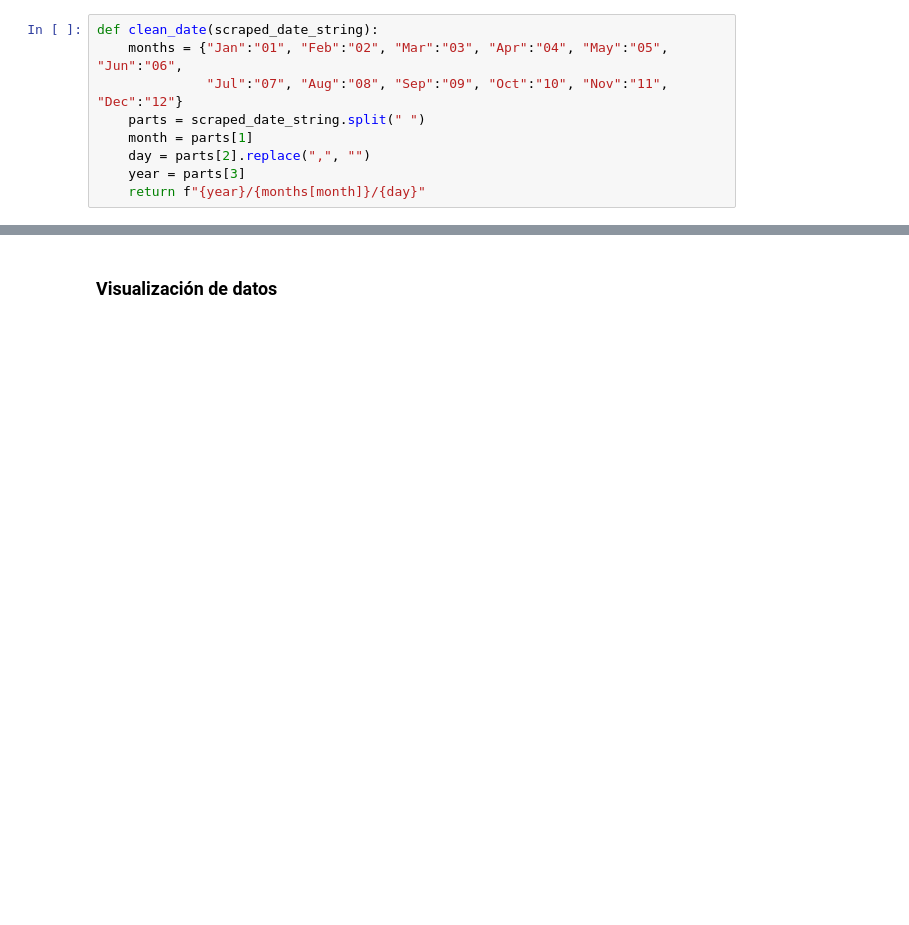
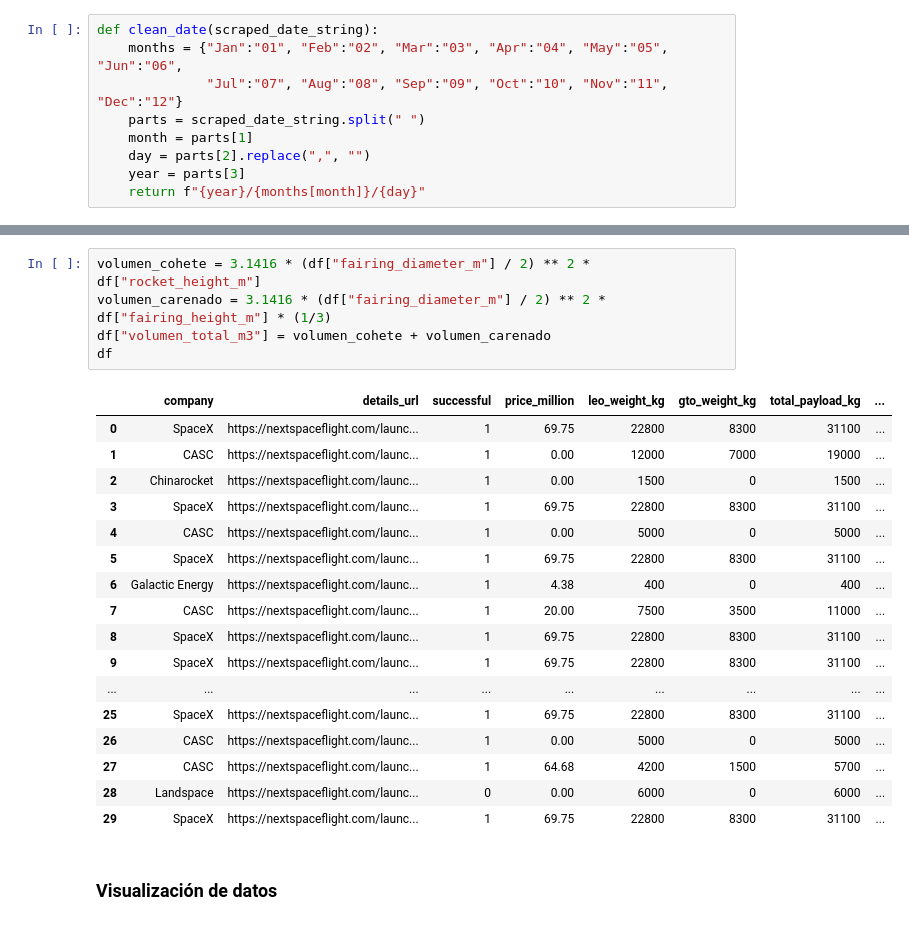
Before and after one commit to BaljeetTM/Tarea1_dataScience, a Jupyter notebook: Tarea1.ipynb, the cells around one changed output, grey strips where cells are left out. Saved outputs shown, nothing was run; the diff lists cells and outputs as text; blank space fills up the shorter version.

```diff
--- a/Tarea1.ipynb
+++ b/Tarea1.ipynb
@@ -219,2 +217,25 @@ df
+# %%
+volumen_cohete = 3.1416 * (df["fairing_diameter_m"] / 2) ** 2 * df["rocket_height_m"]
+volumen_carenado = 3.1416 * (df["fairing_diameter_m"] / 2) ** 2 * df["fairing_height_m"] * (1/3)
+df["volumen_total_m3"] = volumen_cohete + volumen_carenado
+df
+# %% [output]
+|  | company | details_url | successful | price_million | leo_weight_kg | gto_weight_kg | total_payload_kg | ... |
+| 0 | SpaceX | https://nextspaceflight.com/launc... | 1 | 69.75 | 22800 | 8300 | 31100 | ... |
+| 1 | CASC | https://nextspaceflight.com/launc... | 1 | 0.00 | 12000 | 7000 | 19000 | ... |
+| 2 | Chinarocket | https://nextspaceflight.com/launc... | 1 | 0.00 | 1500 | 0 | 1500 | ... |
+| 3 | SpaceX | https://nextspaceflight.com/launc... | 1 | 69.75 | 22800 | 8300 | 31100 | ... |
+| 4 | CASC | https://nextspaceflight.com/launc... | 1 | 0.00 | 5000 | 0 | 5000 | ... |
+| 5 | SpaceX | https://nextspaceflight.com/launc... | 1 | 69.75 | 22800 | 8300 | 31100 | ... |
+| 6 | Galactic Energy | https://nextspaceflight.com/launc... | 1 | 4.38 | 400 | 0 | 400 | ... |
+| 7 | CASC | https://nextspaceflight.com/launc... | 1 | 20.00 | 7500 | 3500 | 11000 | ... |
+| 8 | SpaceX | https://nextspaceflight.com/launc... | 1 | 69.75 | 22800 | 8300 | 31100 | ... |
+| 9 | SpaceX | https://nextspaceflight.com/launc... | 1 | 69.75 | 22800 | 8300 | 31100 | ... |
+| ... | ... | ... | ... | ... | ... | ... | ... | ... |
+| 25 | SpaceX | https://nextspaceflight.com/launc... | 1 | 69.75 | 22800 | 8300 | 31100 | ... |
+| 26 | CASC | https://nextspaceflight.com/launc... | 1 | 0.00 | 5000 | 0 | 5000 | ... |
+| 27 | CASC | https://nextspaceflight.com/launc... | 1 | 64.68 | 4200 | 1500 | 5700 | ... |
+| 28 | Landspace | https://nextspaceflight.com/launc... | 0 | 0.00 | 6000 | 0 | 6000 | ... |
+| 29 | SpaceX | https://nextspaceflight.com/launc... | 1 | 69.75 | 22800 | 8300 | 31100 | ... |
 # %% [markdown]
 ### Visualización de datos
```
Also changed, not shown: parts of 8 cells of this notebook, 1 other file.
